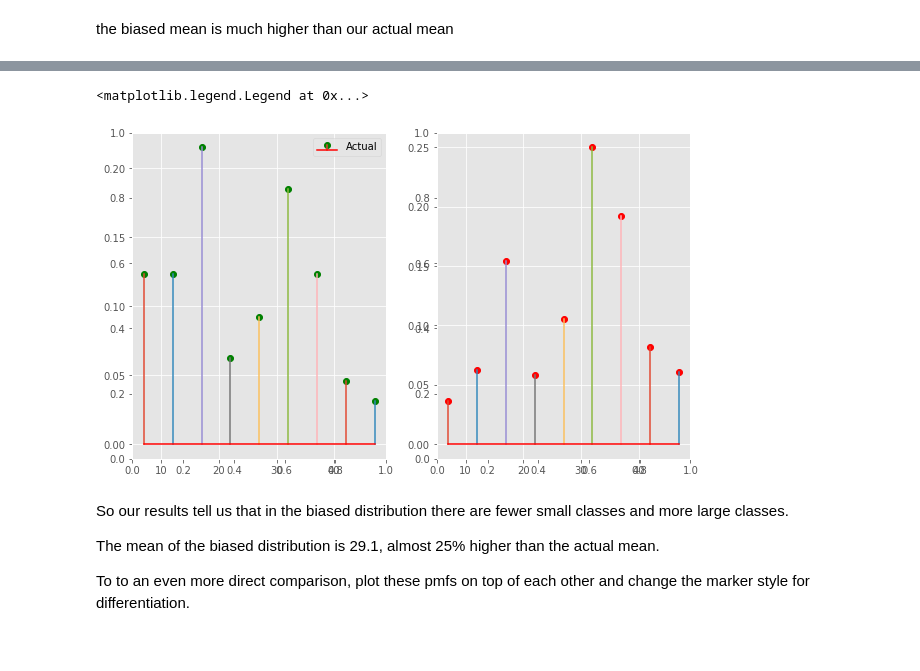
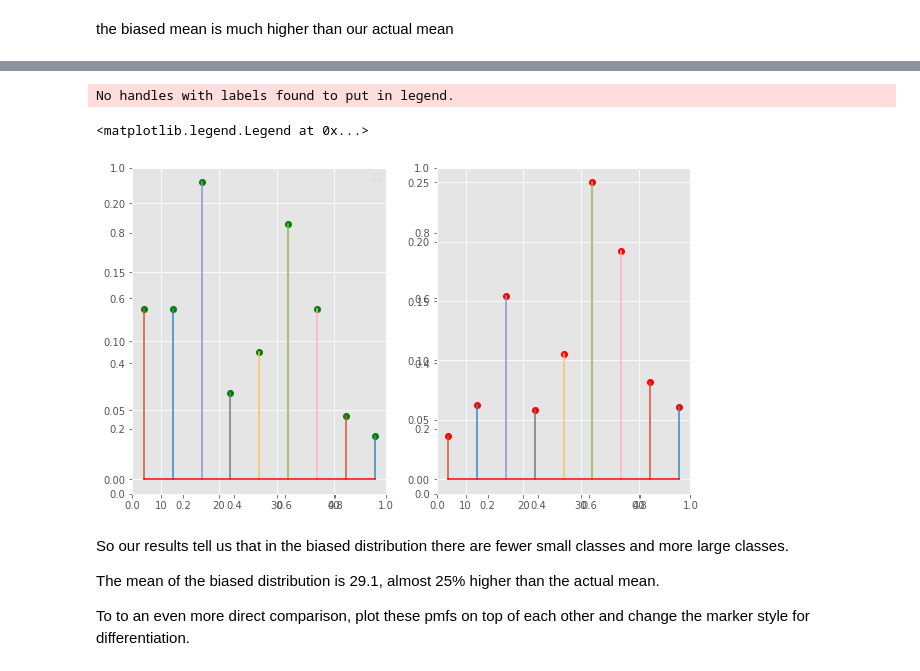
Before and after one commit to as6140/dsc-1-09-07-the-probability-mass-function-lab-seattle-ds-career-040119, a Jupyter notebook: index.ipynb, the cells around one changed output, grey strips where cells are left out. Saved outputs shown, nothing was run; the diff lists cells and outputs as text; code cells hidden in the pictures.

```diff
--- a/index.ipynb
+++ b/index.ipynb
@@ -167,18 +167,19 @@ Here we see it, the average or expected value of biased results become much high
 * Show pmf1 and pmf2 side by side.
 # %%
 # Plot pmfs side by side
-fig, ax = plt.subplots(1,2,figsize=(10,6))
+fig, ax = plt.subplots(1,2,figsize=(10,6),tight)
 plt.style.use('ggplot')
 ax = fig.add_subplot(121)
 ax2 = fig.add_subplot(122)
-ax.stem(sizes,pmf, '-', 'go', 'r-',label='Actual')
+ax.stem(sizes,pmf, '-', 'go', 'r-')
 
-ax2.stem(sizes, pmf2, '-', 'ro', 'r-', label='Biased')
+ax2.stem(sizes, pmf2, '-', 'ro', 'r-')
 
 ax.legend()
 # %% [output]
-<matplotlib.legend.Legend at 0x...>
+No handles with labels found to put in legend.
+<matplotlib.legend.Legend at 0x...>
-[figure, old version]
+[figure, new version]
 # %% [markdown]
 So our results tell us that in the biased distribution there are fewer small classes and more large classes.
 
```
